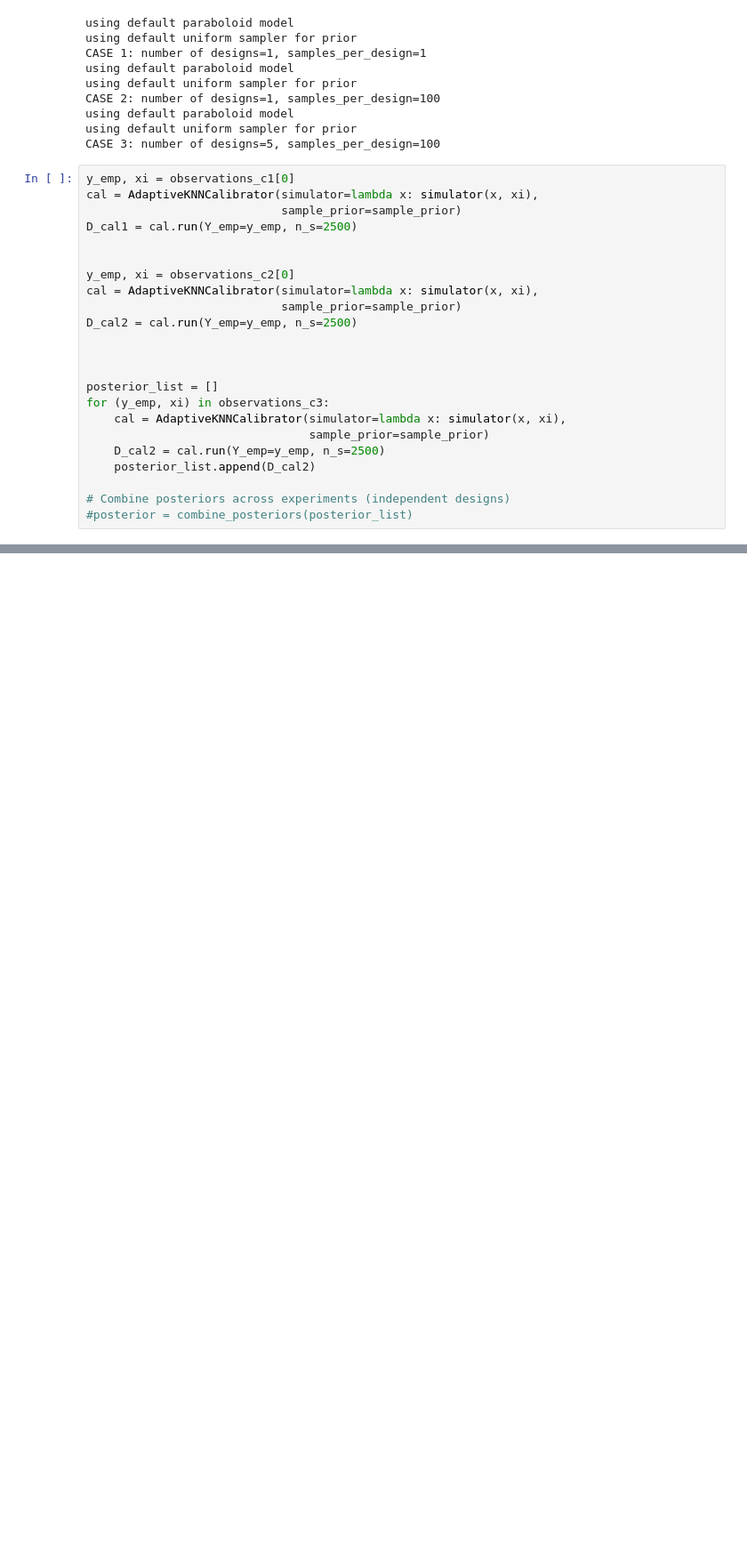
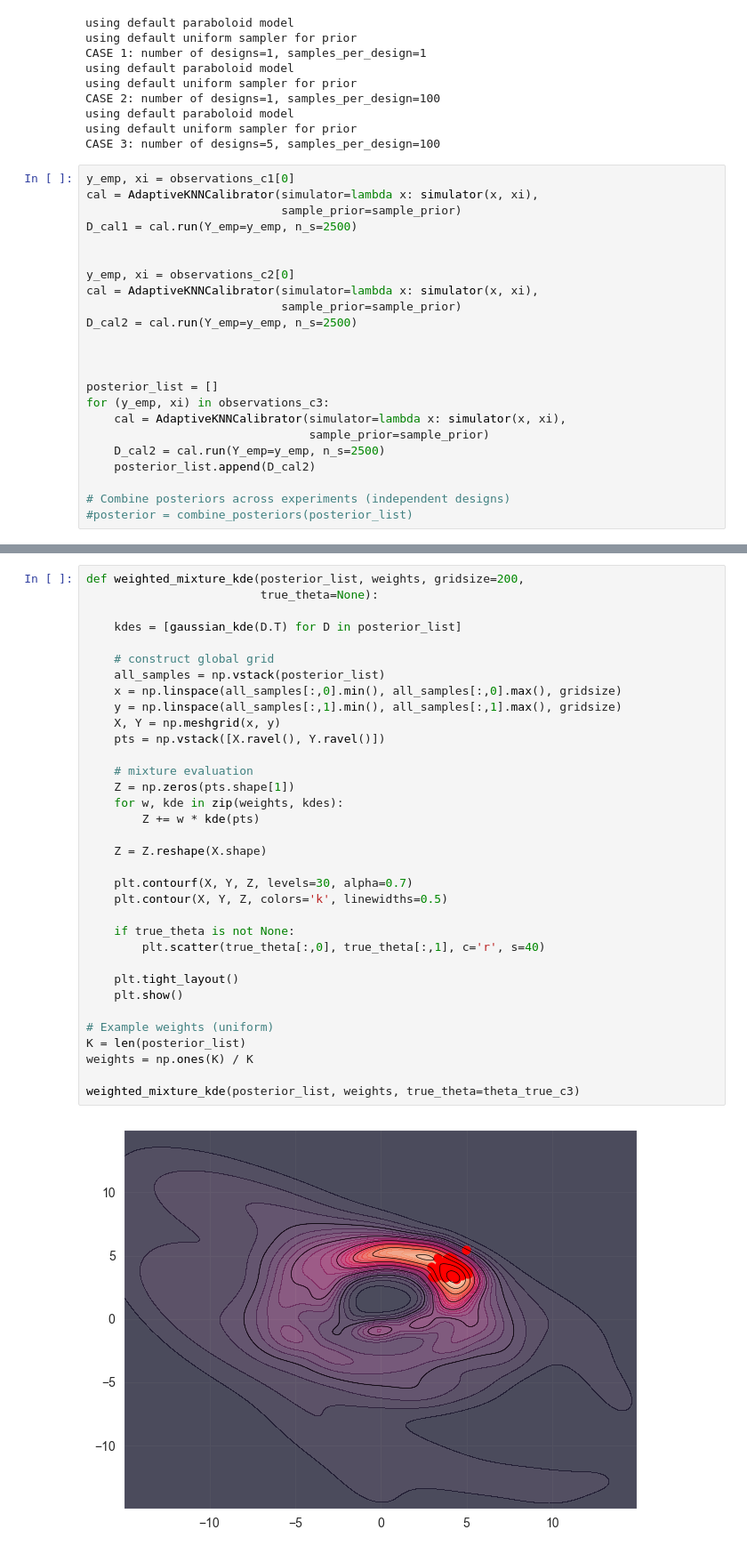
Before and after one commit to Roberock/KNNcalibrator, a Jupyter notebook: knn_examples1_QuadraticFun_adaptive.ipynb, the cells around one changed output, grey strips where cells are left out. Shown at 89% size. Cells and saved outputs as stored; diff of their text form; blank space fills up the shorter version.

Commit message:
update examples add

```diff
--- a/knn_examples1_QuadraticFun_adaptive.ipynb
+++ b/knn_examples1_QuadraticFun_adaptive.ipynb
@@ -158,0 +152,36 @@ plt.show()
+# %%
+def weighted_mixture_kde(posterior_list, weights, gridsize=200,
+                         true_theta=None):
+
+    kdes = [gaussian_kde(D.T) for D in posterior_list]
+
+    # construct global grid
+    all_samples = np.vstack(posterior_list)
+    x = np.linspace(all_samples[:,0].min(), all_samples[:,0].max(), gridsize)
+    y = np.linspace(all_samples[:,1].min(), all_samples[:,1].max(), gridsize)
+    X, Y = np.meshgrid(x, y)
+    pts = np.vstack([X.ravel(), Y.ravel()])
+
+    # mixture evaluation
+    Z = np.zeros(pts.shape[1])
+    for w, kde in zip(weights, kdes):
+        Z += w * kde(pts)
+
+    Z = Z.reshape(X.shape)
+
+    plt.contourf(X, Y, Z, levels=30, alpha=0.7)
+    plt.contour(X, Y, Z, colors='k', linewidths=0.5)
+
+    if true_theta is not None:
+        plt.scatter(true_theta[:,0], true_theta[:,1], c='r', s=40)
+
+    plt.tight_layout()
+    plt.show()
+
+# Example weights (uniform)
+K = len(posterior_list)
+weights = np.ones(K) / K
+
+weighted_mixture_kde(posterior_list, weights, true_theta=theta_true_c3)
+# %% [output]
+[figure, added]
```
Also changed, not shown: parts of 5 cells of this notebook, 6 other files.
